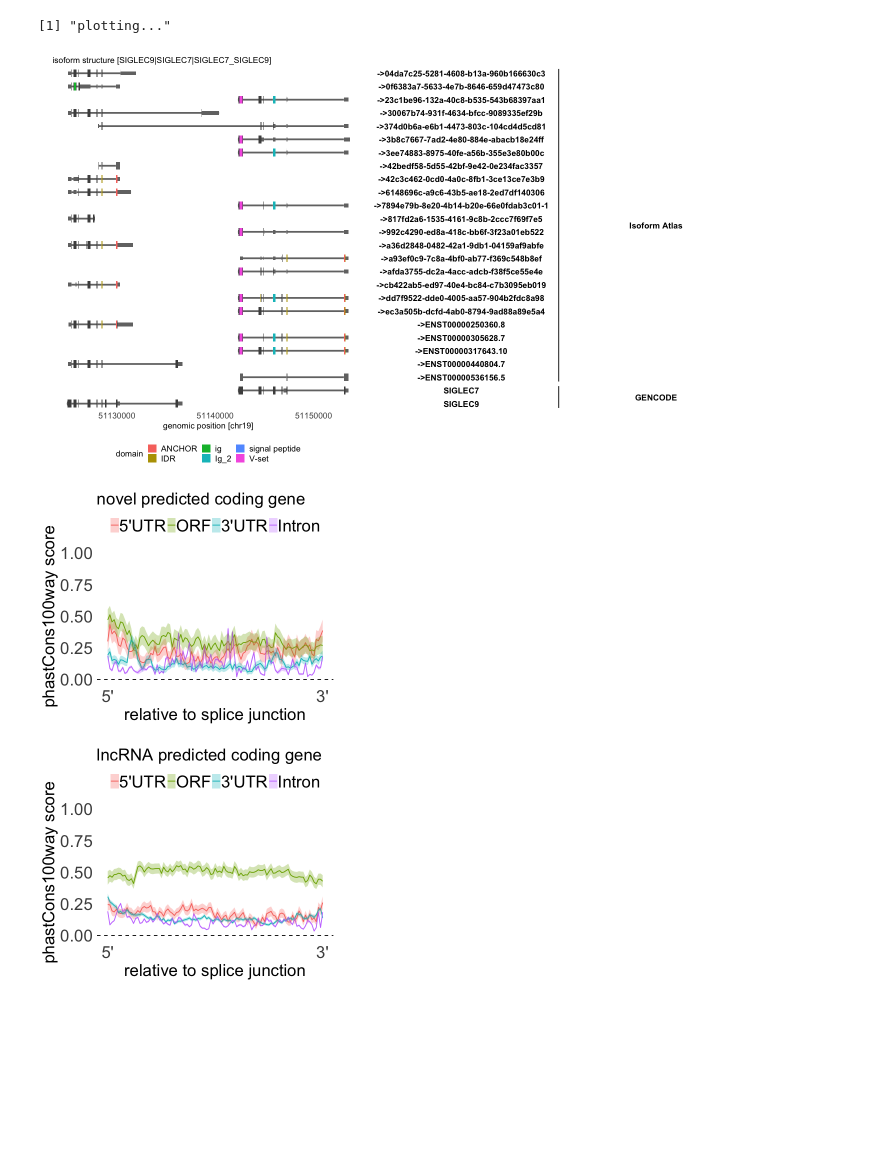
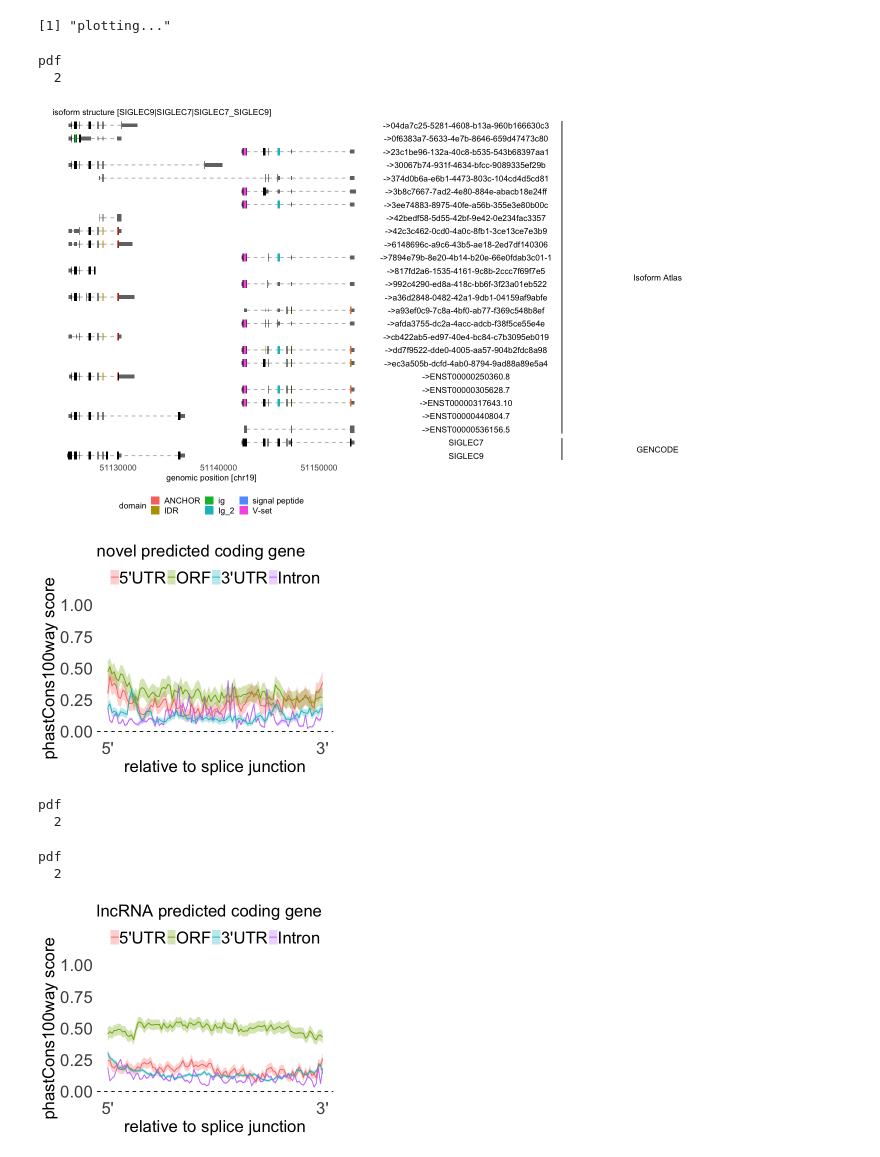
Before and after one commit to juninamo/TRAILS, a Jupyter notebook: Figures/Figure2.ipynb, the cells around one changed output. Cells and saved outputs as stored; diff of their text form; code cells hidden in the pictures; blank space fills up the shorter version.

```diff
--- a/Figures/Figure2.ipynb
+++ b/Figures/Figure2.ipynb
@@ -123,12 +128,18 @@ A tibble: 5 × 3
 # %%
 gene="SIGLEC9|SIGLEC7|SIGLEC7_SIGLEC9"
 
 options(repr.plot.width=12, repr.plot.height=7)
 g_b = plot_iso_structure(gene = gene, extra = 5e03, repeat_draw = FALSE, atac_draw = FALSE)
 g_b
+
+pdf("./Figure2b.pdf", width=12, height=7)
+g_b
+dev.off()
 # %% [output]
 [1] "plotting..."
+pdf
+  2
-[figure, old version]
+[figure, new version]
 # %%
 # Conservation score of novel genes in predicted-coding genes only in Isoform Atlas(529 genes)
 options(repr.plot.width=5, repr.plot.height=4)
@@ -215,8 +226,20 @@ g_d = phastcons_lnc %>%
 
 g_c
 g_d
+
+
+pdf("./Figure2c.pdf", width=5, height=4)
+g_c
+dev.off()
+pdf("./Figure2d.pdf", width=5, height=4)
+g_d
+dev.off()
 # %% [output]
 [figure]
+pdf
+  2
+pdf
+  2
 [figure]
 # %%
 gene="novelGene_1159"
```
Also changed, not shown: parts of 7 cells of this notebook, 3 other files.
